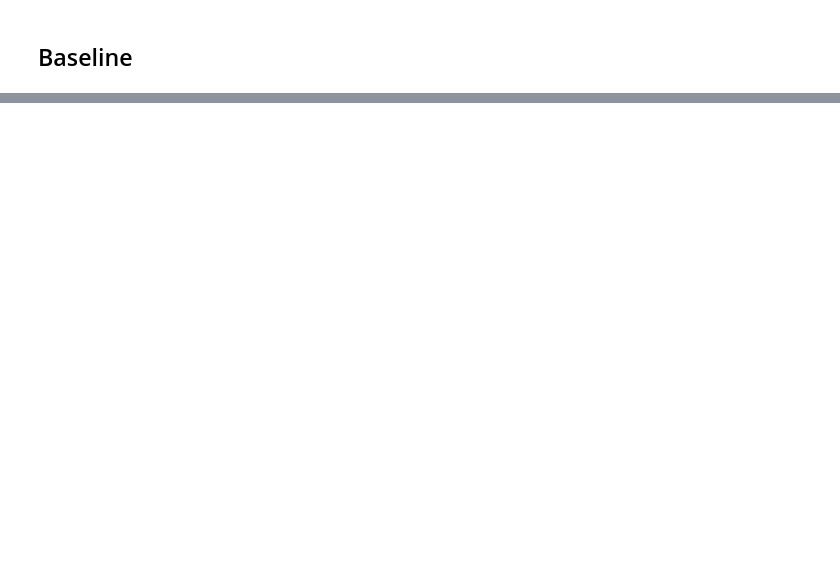
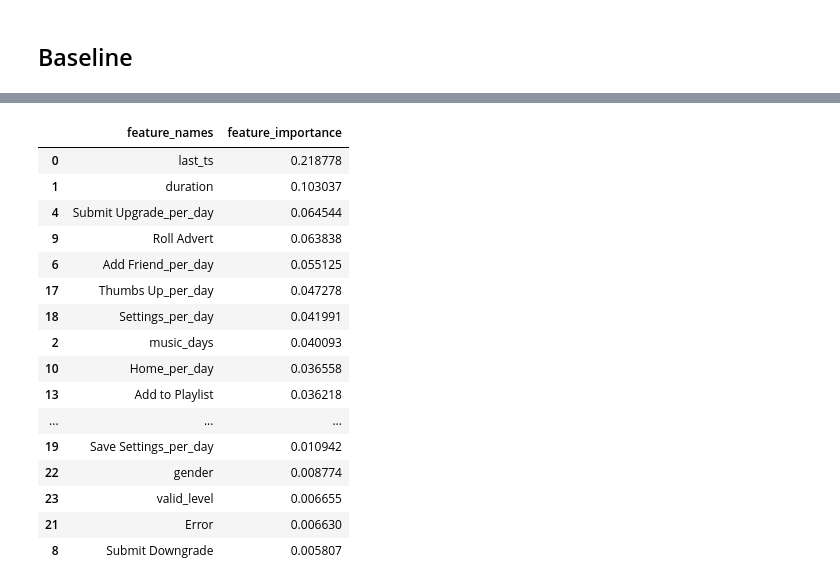
Before and after one commit to christofranz/sparkify-churn-prediction, a Jupyter notebook: Sparkify_model.ipynb, the cells around one changed output, grey strips where cells are left out. Cells and saved outputs as stored; diff of their text form; code cells hidden in the pictures; blank space fills up the shorter version.

```diff
--- a/Sparkify_model.ipynb
+++ b/Sparkify_model.ipynb
@@ -169,4 +229,4 @@ df_baseline = df_model.select(*columns_baseline)
 # %%
-# load feature importance from csv
-num_feature_df = pd.read_csv("data/feature_selection_df.csv").drop("Unnamed: 0", axis=1)
-num_feature_df.head()
+### uncomment this cell when running locally ###
+#num_feature_df = pd.read_csv("data/feature_selection_df.csv").drop("Unnamed: 0", axis=1)
+#num_feature_df.head()
@@ -399,31 +454,33 @@ def evaluate_model(model, train, test, metric = 'f1'):
 # %%
+# init dict of which models to fit
 crossval_dict = {}
 crossval_dict["Baseline"] = crossval_baseline
-crossval_dict["Random-Forst"] = crossval_rf
+crossval_dict["Random-Forest"] = crossval_rf
 crossval_dict["Logistic Regression"] = crossval_lr
 crossval_dict["GBTC"] = crossval_gbtc
+# dict for results
 result_dict = {}
-if len(crossval_dict) > 1:
-    # worth caching
-    train.cache()
-    test.cache()
 
-# tuned models
+# worth caching if more than one model is fitted, depending also on the dataset used
+#if len(crossval_dict) > 1:
+#    train.cache()
+#    test.cache()
+
+# train models and evaluate the results
 for cv_key in crossval_dict:
-    # fit the model
-    print("Fitting {} model ...".format(cv_key))
+    print("### Fitting {} model ###".format(cv_key))
     if cv_key == "Baseline":
         # fit model
-        cv_model = fit_crossval(crossval_dict[cv_key], train_baseline)
+        cv_model, train_time = fit_crossval(crossval_dict[cv_key], train_baseline)
         # evaluate model
-        score_train, score_test = evaluate_model(cv_model.bestModel, train_baseline, test_baseline)
+        score_train, score_test, f_importance = evaluate_model(cv_model.bestModel, train_baseline, test_baseline)
     else:
         # fit model
-        cv_model = fit_crossval(crossval_dict[cv_key], train)
+        cv_model, train_time = fit_crossval(crossval_dict[cv_key], train)
         # evaluate it
-        score_train, score_test = evaluate_model(cv_model.bestModel, train, test)
+        score_train, score_test, f_importance = evaluate_model(cv_model.bestModel, train, test)
 
-    result_dict[cv_key] = [score_train, score_test]
+    result_dict[cv_key] = [score_train, score_test, train_time, f_importance]
 
 print("-------------Result Summary--------------")
 print(result_dict)
@@ -432,0 +544,28 @@ IllegalArgumentException: 'Field "Thumbs Down_per_log" does not exist.\nAvailabl
+# %%
+# feature importance of random forest
+f_importance = result_dict["Random-Forest"][3]
+f_names = final_num_features + categorical_columns
+data = {"feature_names":  f_names,
+        "feature_importance": f_importance,
+        }
+
+features_rf = pd.DataFrame (data, columns = ["feature_names", "feature_importance"])
+features_rf.sort_values(["feature_importance"], ascending=False)
+# %% [output]
+|  | feature_names | feature_importance |
+| 0 | last_ts | 0.218778 |
+| 1 | duration | 0.103037 |
+| 4 | Submit Upgrade_per_day | 0.064544 |
+| 9 | Roll Advert | 0.063838 |
+| 6 | Add Friend_per_day | 0.055125 |
+| 17 | Thumbs Up_per_day | 0.047278 |
+| 18 | Settings_per_day | 0.041991 |
+| 2 | music_days | 0.040093 |
+| 10 | Home_per_day | 0.036558 |
+| 13 | Add to Playlist | 0.036218 |
+| ... | ... | ... |
+| 19 | Save Settings_per_day | 0.010942 |
+| 22 | gender | 0.008774 |
+| 23 | valid_level | 0.006655 |
+| 21 | Error | 0.006630 |
+| 8 | Submit Downgrade | 0.005807 |
```
Also changed, not shown: parts of 48 cells of this notebook.
